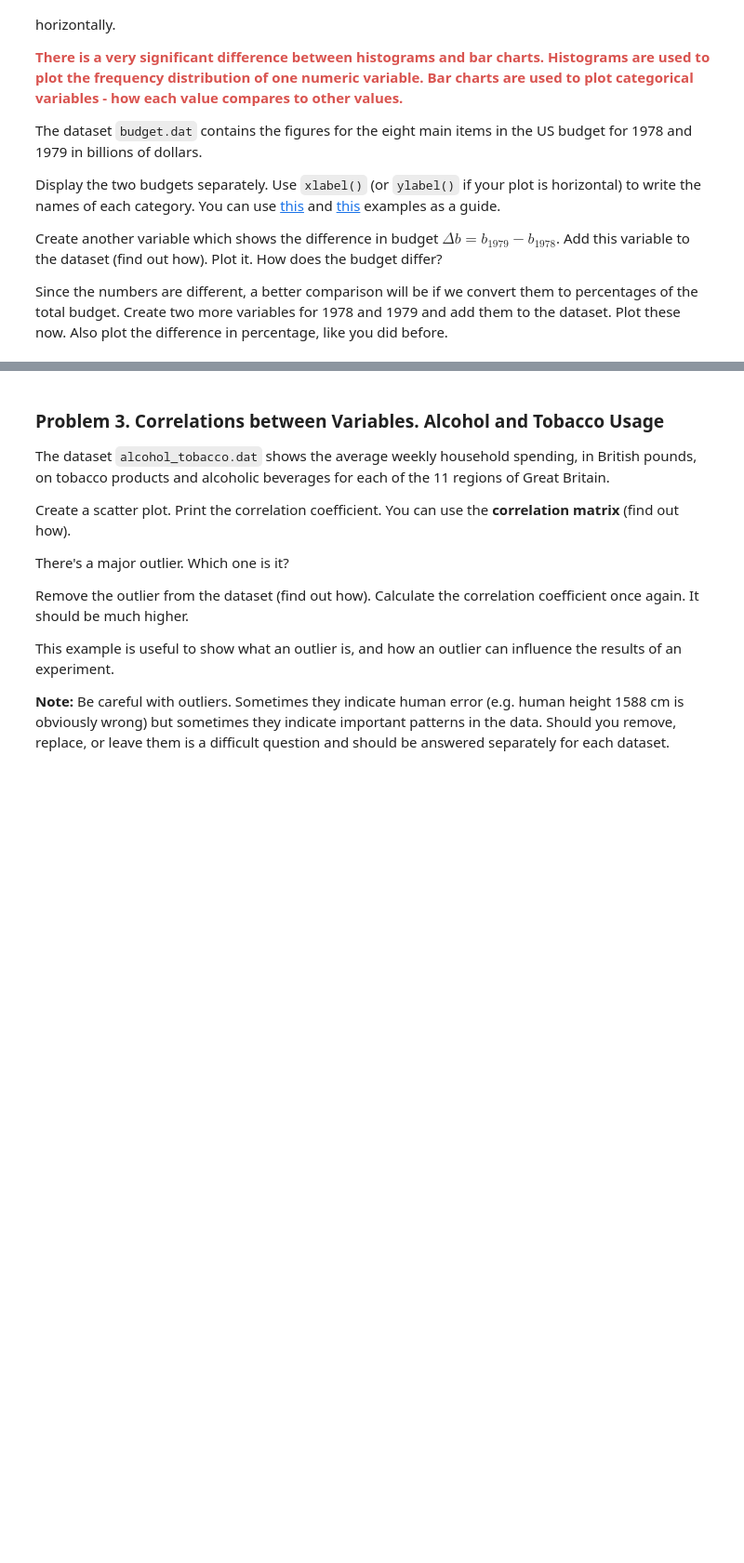
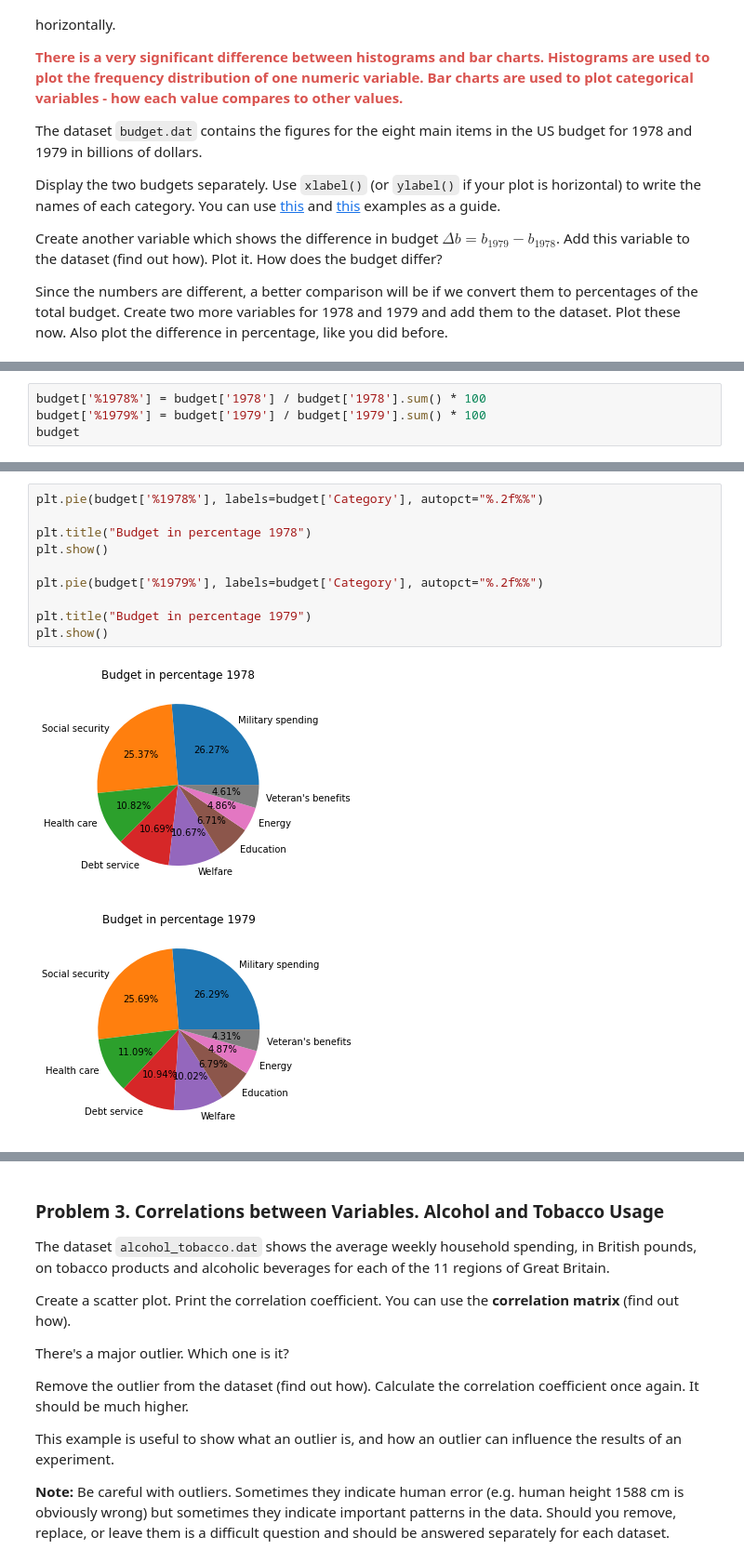
Before and after one commit to petardmnv/Math-Concepts-for-Developers, a Jupyter notebook: 12. Statistics-Exercise/Statistics Exercise.ipynb, the cells around one changed output, grey strips where cells are left out. Shown at 93% size. Cells and saved outputs as stored; diff of their text form; blank space fills up the shorter version.

```diff
--- a/12. Statistics-Exercise/Statistics Exercise.ipynb
+++ b/12. Statistics-Exercise/Statistics Exercise.ipynb
@@ -119,0 +168,4 @@ Since the numbers are different, a better comparison will be if we convert them
+# %%
+budget['%1978%'] = budget['1978'] / budget['1978'].sum() * 100
+budget['%1979%'] = budget['1979'] / budget['1979'].sum() * 100
+budget
@@ -119,0 +182,13 @@ Since the numbers are different, a better comparison will be if we convert them
+# %%
+plt.pie(budget['%1978%'], labels=budget['Category'], autopct="%.2f%%")
+
+plt.title("Budget in percentage 1978")
+plt.show()
+
+plt.pie(budget['%1979%'], labels=budget['Category'], autopct="%.2f%%")
+
+plt.title("Budget in percentage 1979")
+plt.show()
+# %% [output]
+[figure, added]
+[figure, added]
```
Also changed, not shown: parts of 8 cells of this notebook.
